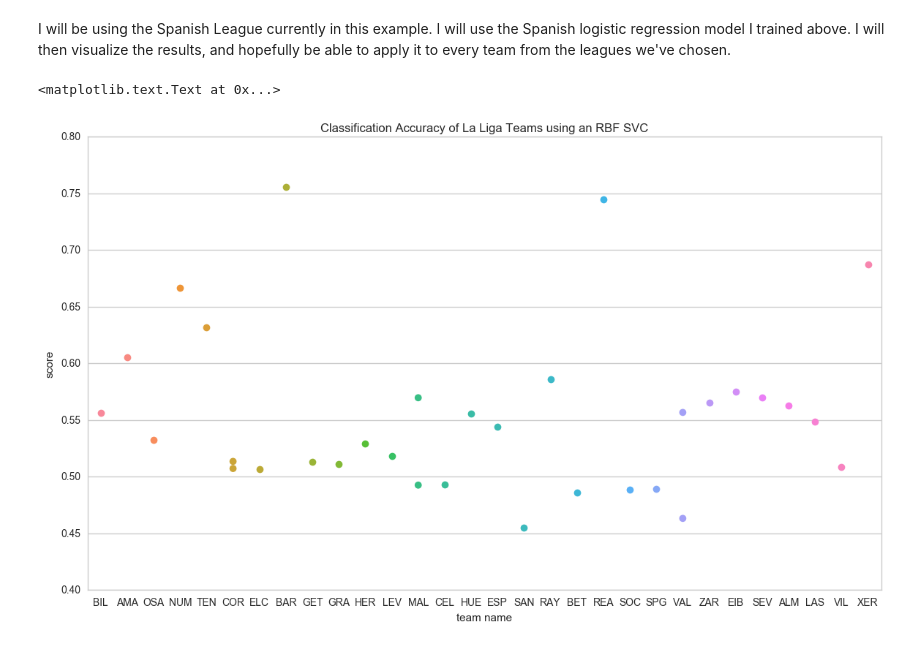
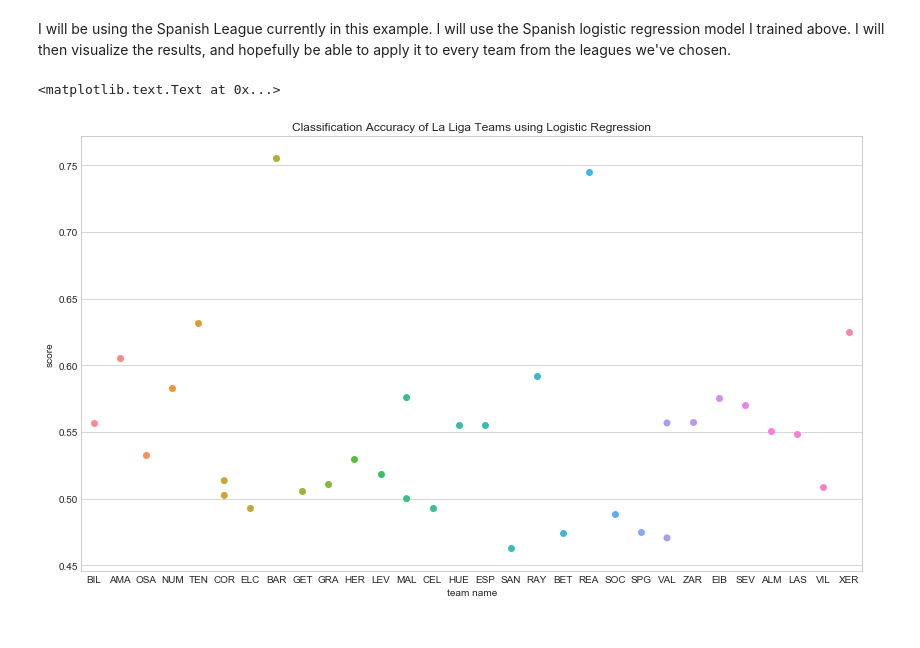
Before and after one commit to darren-geng/European-Soccer-Odds, a Jupyter notebook: European Soccer Odds.ipynb, the cells around one changed output. Saved outputs shown, nothing was run; the diff lists cells and outputs as text; code cells hidden in the pictures.

Commit message:
Heavily updated/fixed coding style choices (been about a year), and added confusion matrices along with support for multinomial logistic regression.

```diff
--- a/European Soccer Odds.ipynb
+++ b/European Soccer Odds.ipynb
@@ -110,5 +107,5 @@ matches.head(5)
 # %% [markdown]
 Now, convert home_team_api_id and away_team_api_id to their team names.
 # %%
-matches['home_team_api_id'] = matches['home_team_api_id'].map(teams.set_index('team_api_id')['team_long_name'])
-matches['away_team_api_id'] = matches['away_team_api_id'].map(teams.set_index('team_api_id')['team_long_name'])
+all_matches['home_team_api_id'] = all_matches['home_team_api_id'].map(all_teams.set_index('team_api_id')['team_long_name'])
+all_matches['away_team_api_id'] = all_matches['away_team_api_id'].map(all_teams.set_index('team_api_id')['team_long_name'])
@@ -148,2 +128,9 @@ spain_matches = matches[(matches['country_id'] == 21518)]
+# %%
+country_codes = {'England' : 1729,
+                  'France' : 4769,
+                  'Germany' : 7809,
+                  'Italy' : 10257,
+                  'Netherlands' : 13274,
+                  'Spain' : 21518}
 # %% [markdown]
 # 3) Selecting a Model to Predict Wins
@@ -237,0 +170,15 @@ Classification accuracy of Logistic Regression on Dutch matches: 0.522769
+# %%
+k_folds = {}
+for country in country_codes.keys():
+    k_folds[country] = KFold(X_trs[country].index.size, n_folds = 10, shuffle = True, random_state = 0)
+
+lgr_models = {}
+c_space = np.logspace(-5, 5, 20)
+for country in country_codes.keys():
+    X_tr = X_trs[country]
+    y_tr = y_trs[country]
+    X_val = X_vals[country]
+    y_val = y_vals[country]
+    lgr_models[country] = LogisticRegressionCV(Cs = c_space, cv = k_folds[country], solver = 'newton-cg', multi_class = 'multinomial')
+    lgr_models[country].fit(X_tr, y_tr)
+    print("Classification accuracy of Nonlinear Conjugate Gradient Regression on %s matches: %f" % (country, lgr_models[country].score(X_val, y_val)))
@@ -320,29 +259,33 @@ It is clear that the best model to use is Logistic Regression with solver = lbfg
 # %% [markdown]
 I will be using the Spanish League currently in this example. I will use the Spanish logistic regression model I trained above. I will then visualize the results, and hopefully be able to apply it to every team from the leagues we've chosen.
 # %%
-
+spain_matches = all_country_matches['Spain']
 spanish_teams = spain_matches['home_team_api_id'].unique()
 spanish_teams = spanish_teams.astype('U')
 spanish_results = {}
+spanish_match_predictions = {}
+# For every spanish team, return the score of an lbfgs-logistic regression model on predicting their results.
 for team in spanish_teams:
-    team_matches = spain_matches.loc[spain_matches['home_team_api_id'] == team]
-    team_matches = team_matches.append(spain_matches.loc[spain_matches['away_team_api_id'] == team])
+    team_matches = spain_matches.loc[(spain_matches['home_team_api_id'] == team) | (spain_matches['away_team_api_id'] == team)]
     X_team = team_matches.drop(unneeded_atts, axis = 1)
     y_team = team_matches['match_result']
-    team_score = lgr_spa.score(X_team, y_team)
+    team_score = lgr_models['Spain'].score(X_team, y_team)
+    spanish_match_predictions[team] = lgr_models['Spain'].predict(X_team)
     spanish_results[team] = team_score
 
+# Separate score results by team
 spanish_results = pd.Series(spanish_results, name = 'score')
 spanish_results.index.name = 'team'
 spanish_results = spanish_results.reset_index()
-team_name_map = teams[['team_long_name', 'team_short_name']].set_index('team_long_name')['team_short_name'].to_dict()
+team_name_map = all_teams[['team_long_name', 'team_short_name']].set_index('team_long_name')['team_short_name'].to_dict()
 spanish_results['team_short'] = spanish_results['team'].map(team_name_map)
-# display scatter plot data
+
+# Display scatter plot data
 sns.set_style('whitegrid')
 plt.figure(figsize = [14, 8])
-plt.title('Classification Accuracy of La Liga Teams using an RBF SVC')
+plt.title('Classification Accuracy of La Liga Teams using Logistic Regression')
 g = sns.stripplot(x="team_short", y="score", data=spanish_results, size = 7)
 plt.xlabel('team name')
 # %% [output]
 <matplotlib.text.Text at 0x...>
-[figure, old version]
+[figure, new version]
```
Also changed, not shown: parts of 31 cells of this notebook.
